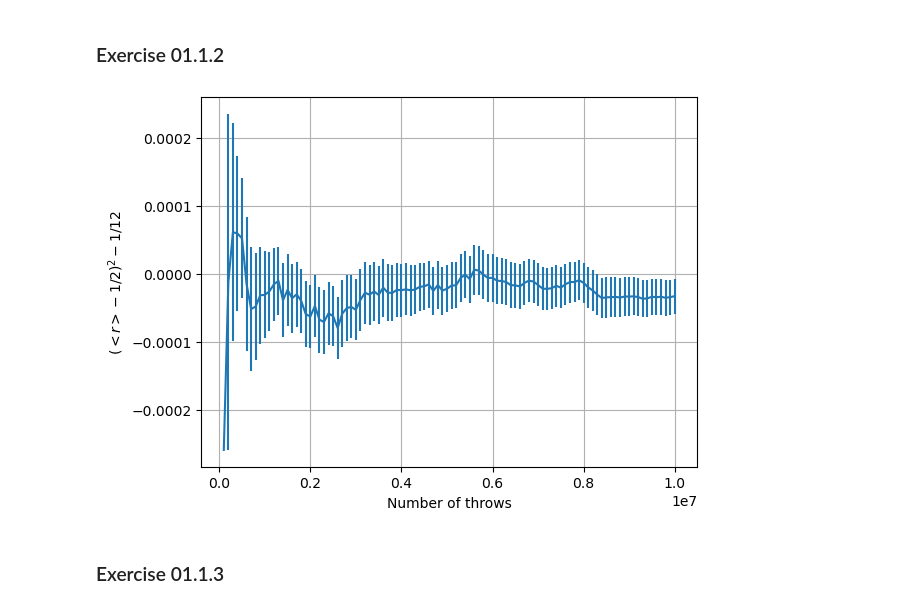
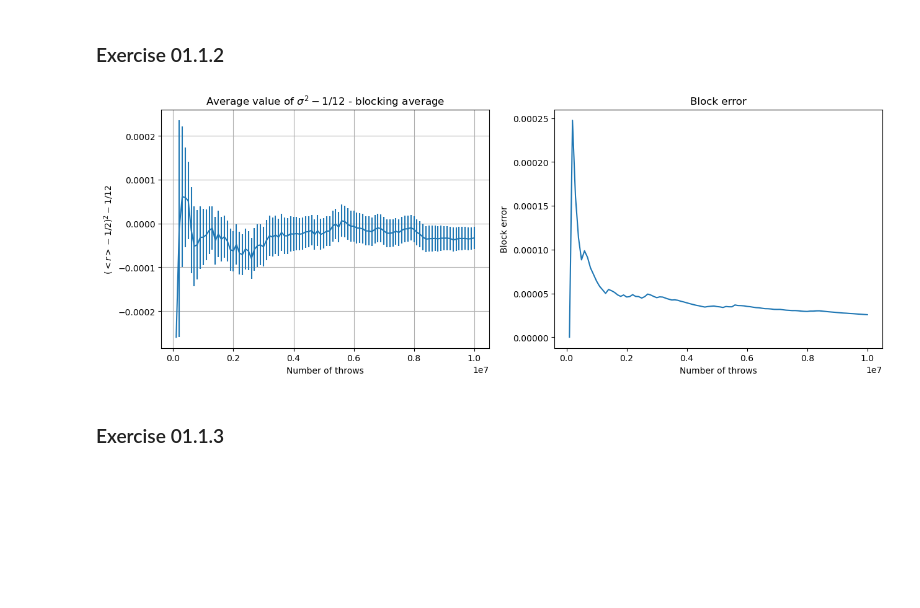
Before and after one commit to stevelonny/labsimnum, a Jupyter notebook: notebooks/exercise_01.ipynb, the cells around one changed output. Saved outputs shown, nothing was run; the diff lists cells and outputs as text; code cells hidden in the pictures; blank space fills up the shorter version.

```diff
--- a/notebooks/exercise_01.ipynb
+++ b/notebooks/exercise_01.ipynb
@@ -21,17 +44,27 @@ plt.show()
 # %% [markdown]
 ### Exercise 01.1.2
 # %%
-import math
-
 vn_throws, vcum_avg, vblock_error = np.loadtxt("../data/ex_01.1b.dat", unpack=True, usecols=(0,1,2))
 
+plt.figure(figsize=(15,5))
+
+plt.subplot(1,2,1)
 plt.errorbar(vn_throws, vcum_avg-1/12, yerr=vblock_error)
+plt.title("Average value of $\sigma^2 - 1/12$ - blocking average")
 plt.xlabel('Number of throws')
 plt.ylabel("$(<r>-1/2)^2 - 1/12$")
 plt.grid(True)
+
+plt.subplot(1,2,2)
+plt.plot(vn_throws, vblock_error)
+plt.title("Block error")
+
+plt.xlabel('Number of throws')
+plt.ylabel('Block error')
+
 plt.show()
 # %% [output]
-[figure, old version]
+[figure, new version]
 # %% [markdown]
 ### Exercise 01.1.3
 # %%
```
Also changed, not shown: parts of 11 cells of this notebook, 6 other files.
